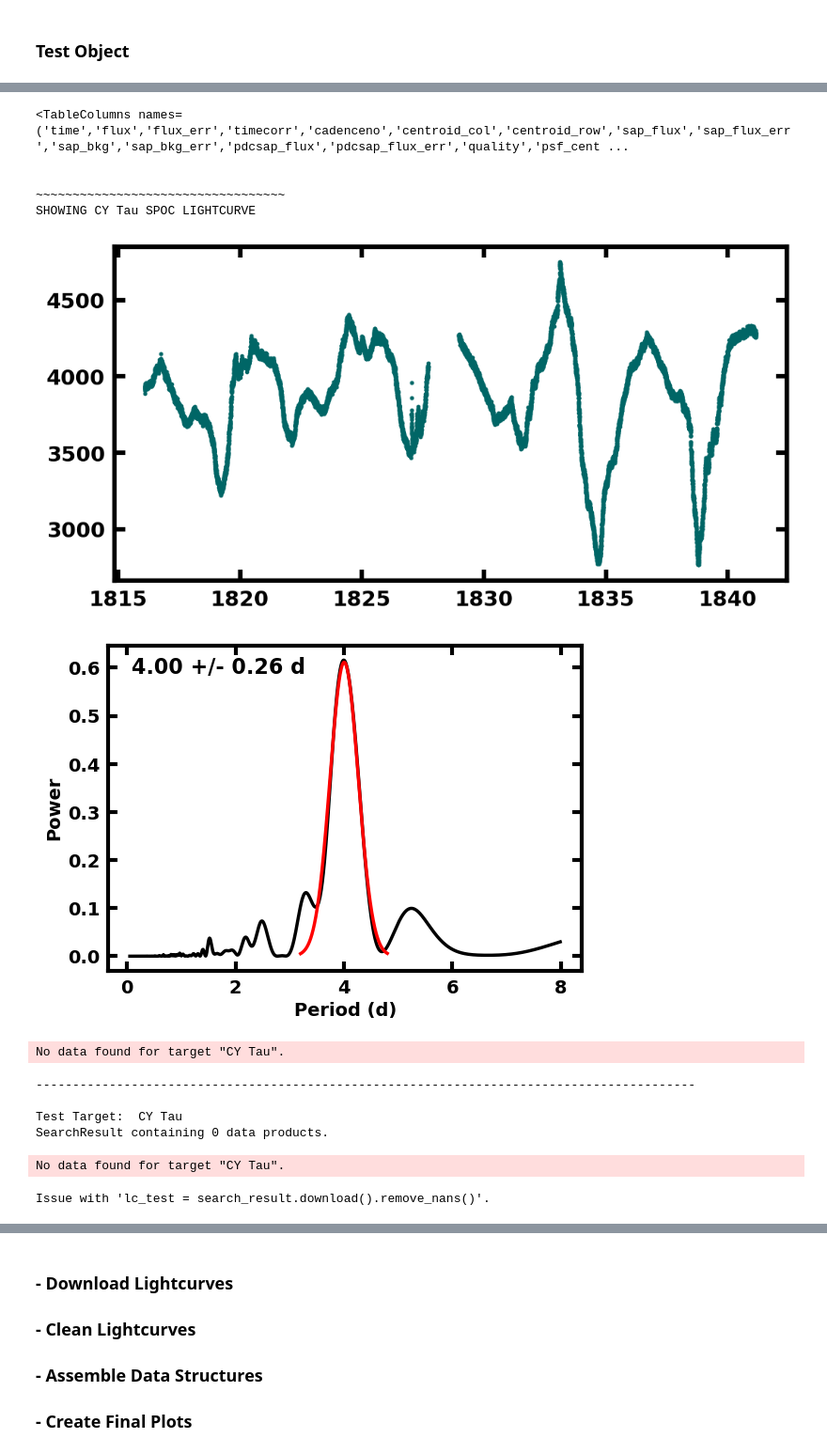
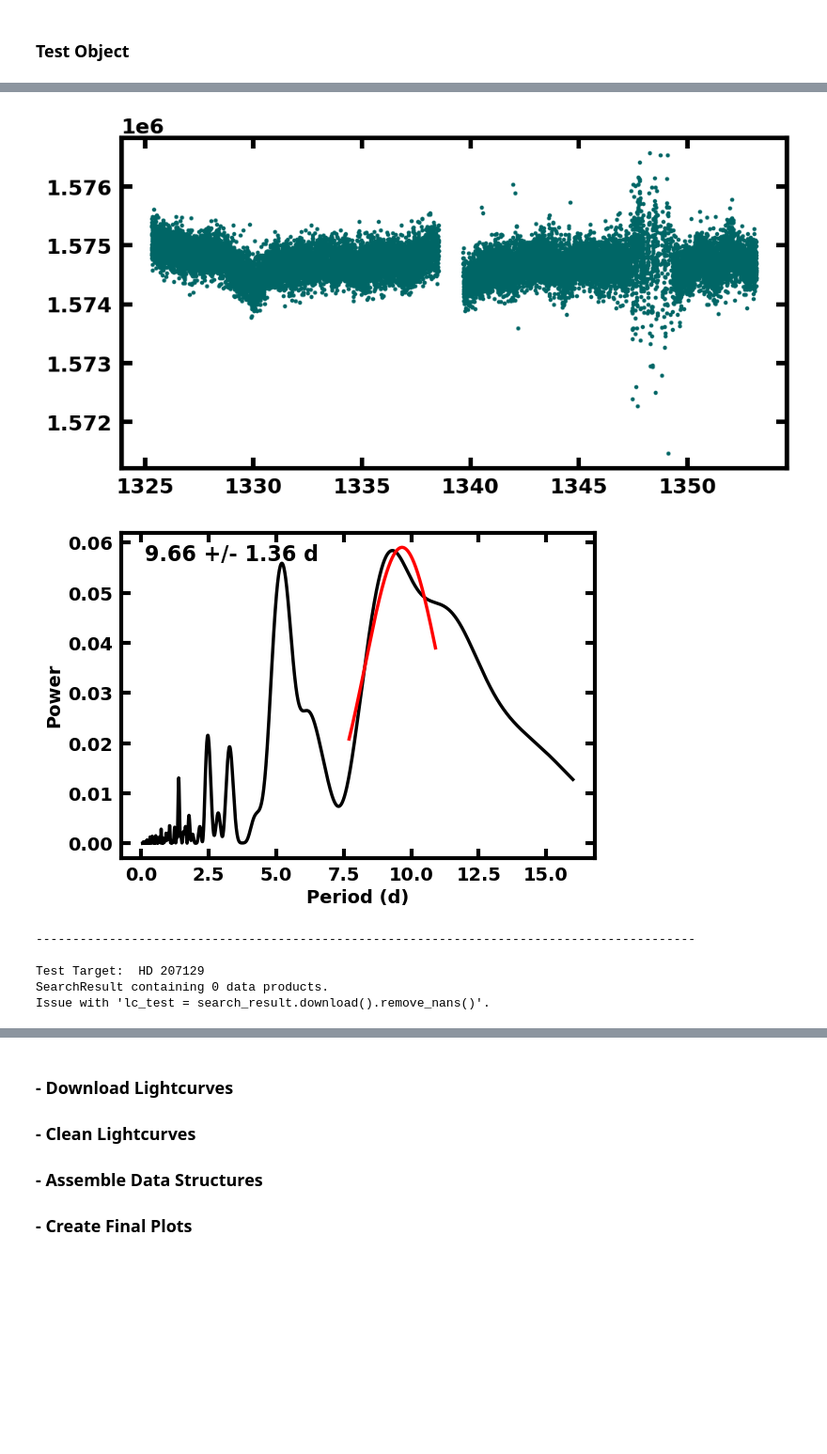
Before and after one commit to lbiddle/Primordial_Disks, a Jupyter notebook: YSO_Lightcurves.ipynb, the cells around one changed output, grey strips where cells are left out. Shown at 94% size. Cells and saved outputs as stored; diff of their text form; code cells hidden in the pictures; blank space fills up the shorter version.

```diff
--- a/YSO_Lightcurves.ipynb
+++ b/YSO_Lightcurves.ipynb
@@ -1203,7 +1330,7 @@ missions = ['TESS', 'K2']
 
 
 # -------------------- SET TEST TARGET -------------------- #
-test_target = 'V409 Tau'
+test_target = 'HD 207129'  # 'CPD-72 2713'  # '2MASS J05395465-0246341'  # '2MASS J05393982-0231218'  # '2MASS J05393938-0217045'  # '2MASS J05392519-0238220'  # '2MASS J05391883-0230531'  # '2MASS J05390760-0232391'  # '2MASS J05390136-0218274'  # '2MASS J05384027-0230185'
 # -------------------------------------------------------- #
 
 # --------------------- SET AUTHOR ----------------------- #
@@ -1227,14 +1354,22 @@ test_K2_author = 'K2'
 #                     '2MASS_J04343128+1722201']
 TESS_QLP_targets = ['RX J1615.3-3255', 'V1094 Sco', 'SY Cha', 'Sz 90', '2MASS J16124373-3815031',
                     'RX J1842.9-3532','2MASS J04334465+2615005', '2MASS_J04343128+1722201']
-TESS_QLP_targets = ['Sz 63', 'LkHa 330']
-TESS_SPOC_targets = []  # ['T Cha']
+TESS_QLP_targets = ['Sz 63', 'LkHa 330', 'HD 202628', 'TW Cha', 'VZ Cha', 'Sz 51', 'CM Cha',
+                    'Sz 54', 'Sz 84', 'V* UX Cha', 'Sz 112', 'Sz 72', 'Sz 29', 'IRAS 04125+2902',
+                    'GSC 07396-00759', 'HD 107146', 'HD 23484', 'HD 53143', 'tau Ceti', 'GJ 14']  # , 'HD 207129'] # , '2MASS J10561638-7630530']
+TESS_SPOC_targets = ['HD 162396', 'HD 22049', 'HD 207129', 'HD 38858']  # , 'HD 207129']  # ['T Cha']
 TESS_CDIPS_targets = []
 TESS_PATHOS_targets = []
 # -------- SET OPTIONAL K2 AUTHOR FOR FINAL PLOTS -------- #
 K2_K2SFF_targets = ['2MASS J16142029-1906481', 'LkHa 358', 'Elias 2-24', '2MASS J04343128+1722201']
 K2_EVEREST_targets = ['2MASS J04322210+1827426', 'AA Tau', '2MASS J16163345-2521505',
                       '2MASS J16154416-1921171', '2MASS J16042165-2130284']
+K2_K2SFF_targets = ['2MASS J16261033-2420548']
+K2_EVEREST_targets = ['2MASS J16262357-2424394', 'YLW 18', '2MASS J16281650-2436579',
+                      '2MASS J16262753-2441535', 'EM* SR 4', '2MASS J16154416-1921171',
+                      '2MASS J16163345-2521505', '2MASS J16273832-2436585', '2MASS J16270942-2148457',
+                      '2MASS J16143367-1900133', '2MASS J16122737-2009596', '2MASS J16072625-2432079',
+                      '2MASS J16001844-2230114', 'RX J155829.5-231026']
 # -------------------------------------------------------- #
 
 
@@ -1337,14 +1472,7 @@ SearchResult containing 17 data products.
-<TableColumns names=('time','flux','flux_err','timecorr','cadenceno','centroid_col','centroid_row','sap_flux','sap_flux_err','sap_bkg','sap_bkg_err','pdcsap_flux','pdcsap_flux_err','quality','psf_cent ...
-
-
-~~~~~~~~~~~~~~~~~~~~~~~~~~~~~~~~~~
-SHOWING CY Tau SPOC LIGHTCURVE
-[figure, old version]
+[figure, new version]
-[figure, old version]
+[figure, new version]
-No data found for target "CY Tau".
-------------------------------------------------------------------------------------------
-
-Test Target:  CY Tau
-SearchResult containing 0 data products.
-No data found for target "CY Tau".
-Issue with 'lc_test = search_result.download().remove_nans()'.
+------------------------------------------------------------------------------------------
+
+Test Target:  HD 207129
+SearchResult containing 0 data products.
+Issue with 'lc_test = search_result.download().remove_nans()'.
```
Also changed, not shown: parts of 10 cells of this notebook, 7 other files.
